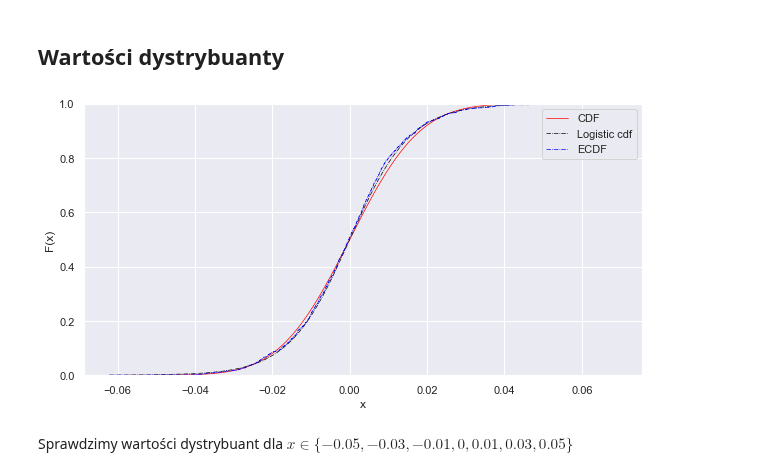
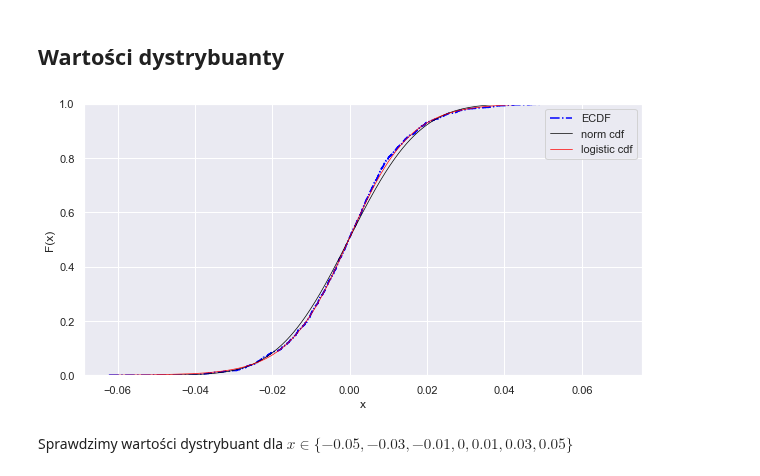
Before and after one commit to Szymex49/NVIDIA_risk_management, a Jupyter notebook: Wiktorowski.ipynb, the cells around one changed output. Saved outputs shown, nothing was run; the diff lists cells and outputs as text; code cells hidden in the pictures.

```diff
--- a/Wiktorowski.ipynb
+++ b/Wiktorowski.ipynb
@@ -157,24 +193,33 @@ comp_quantile(r, .95, .975, .99)
 ## Wartości dystrybuanty
 # %%
 #Porównanie dystrybuant teoretycznych z dystrybuantą empiryczną
-def cdf(x, mi, sigma, portfolio = False):
-    x = np.array(sorted(x))
-    y = norm.cdf(x, mi, sigma)
-    y2 = logistic.cdf(x, mi, math.sqrt(3)/math.pi*sigma)
+def cdf(x, best_fit = None):
     fig = plt.figure(figsize=(10, 5))
     ax = fig.add_subplot(1, 1, 1)
-    if portfolio == False:
-        plt.plot(x, y, color = 'red', label = 'CDF', lw = .7)
-        plt.plot(x, y2, color = 'black', label = 'Logistic cdf', linestyle = 'dashdot', lw = .7)
-    sns.ecdfplot(data = x, color = 'blue', label = 'ECDF', linestyle = 'dashdot', lw = .7)
+
+    x = np.array(sorted(x))
+    mi = np.mean(x)
+    sigma = stdev(x)
+
+    sns.ecdfplot(data = x, color = 'blue', label = 'ECDF', linestyle = 'dashdot')
+    y = norm.cdf(x, mi, sigma)
+    plt.plot(x, y, color = 'black', label = 'norm cdf', lw = .7)
+
+    if best_fit == logistic:
+        y2 = logistic.cdf(x, mi, math.sqrt(3)/math.pi*sigma) #rozkład logistyczny
+        plt.plot(x, y2, color = 'red', label = 'logistic cdf', lw = .7)
+    if best_fit == laplace:
+        y2 = laplace.cdf(x, mi, 1/np.sqrt(2) * sigma)
+        plt.plot(x, y2, color = 'red', label = 'laplace cdf', lw = .7)
+
     plt.xlabel('x')
     plt.ylabel('F(x)')
     plt.legend()
     plt.show()
 # %%
-cdf(r, 0, s)
+cdf(r, logistic)
 # %% [output]
-[figure, old version]
+[figure, new version]
 # %% [markdown]
 Sprawdzimy wartości dystrybuant dla $x \in \{-0.05, -0.03, -0.01, 0, 0.01, 0.03, 0.05\}$
 # %%
```
Also changed, not shown: parts of 18 cells of this notebook, 1 other file.
